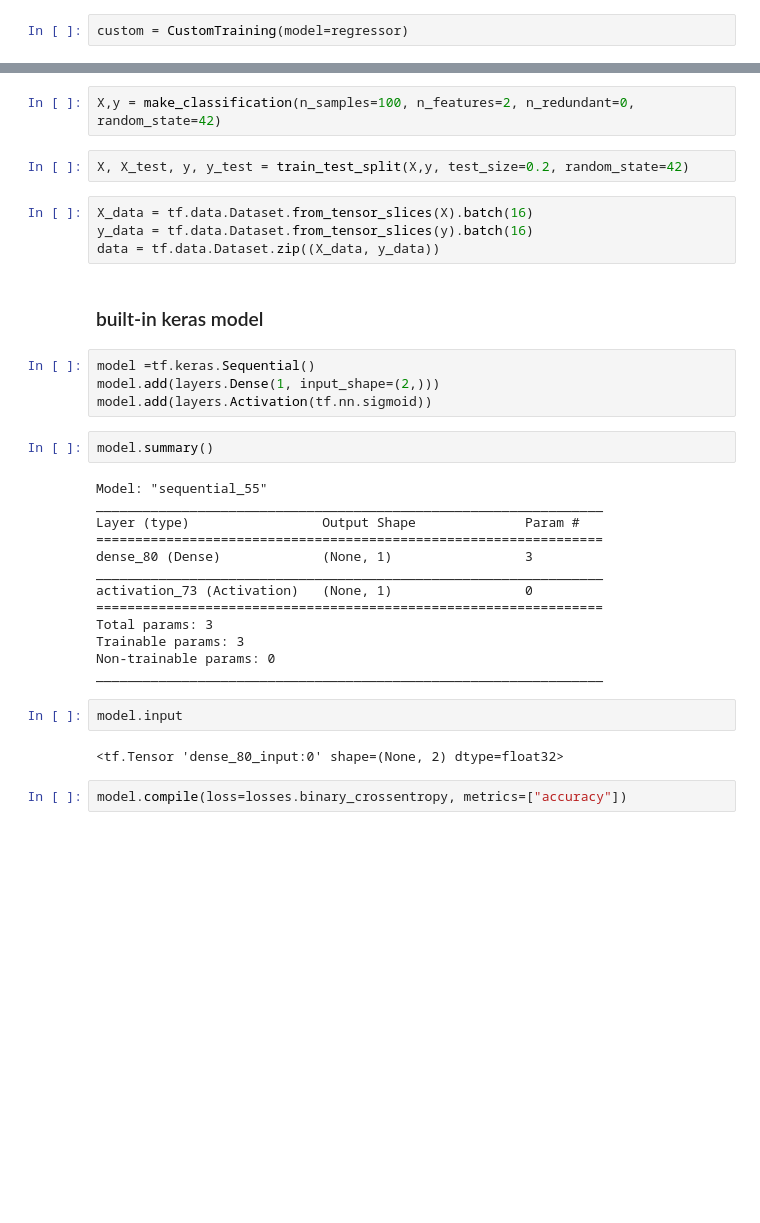
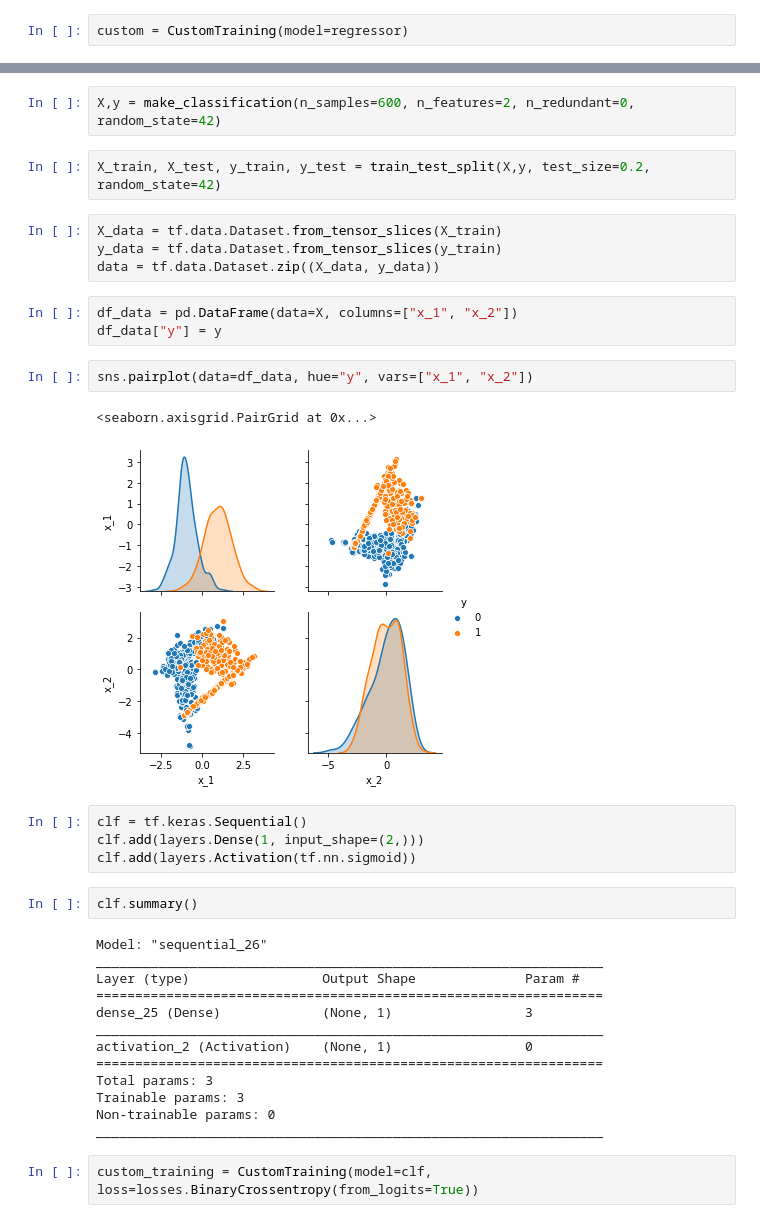
Before and after one commit to Jodahr/gans-learning, a Jupyter notebook: custom_training.ipynb, the cells around one changed output, grey strips where cells are left out. Cells and saved outputs as stored; diff of their text form; blank space fills up the shorter version.

```diff
--- a/custom_training.ipynb
+++ b/custom_training.ipynb
@@ -259,36 +262,38 @@ custom.model.weights
 # %%
-X,y = make_classification(n_samples=100, n_features=2, n_redundant=0, random_state=42)
+X,y = make_classification(n_samples=600, n_features=2, n_redundant=0, random_state=42)
 # %%
-X, X_test, y, y_test = train_test_split(X,y, test_size=0.2, random_state=42)
+X_train, X_test, y_train, y_test = train_test_split(X,y, test_size=0.2, random_state=42)
 # %%
-X_data = tf.data.Dataset.from_tensor_slices(X).batch(16)
-y_data = tf.data.Dataset.from_tensor_slices(y).batch(16)
+X_data = tf.data.Dataset.from_tensor_slices(X_train)
+y_data = tf.data.Dataset.from_tensor_slices(y_train)
 data = tf.data.Dataset.zip((X_data, y_data))
-# %% [markdown]
-### built-in keras model
+# %%
+df_data = pd.DataFrame(data=X, columns=["x_1", "x_2"])
+df_data["y"] = y
+# %%
+sns.pairplot(data=df_data, hue="y", vars=["x_1", "x_2"])
+# %% [output]
+<seaborn.axisgrid.PairGrid at 0x...>
+[figure, added]
 # %%
-model =tf.keras.Sequential()
-model.add(layers.Dense(1, input_shape=(2,)))
-model.add(layers.Activation(tf.nn.sigmoid))
+clf = tf.keras.Sequential()
+clf.add(layers.Dense(1, input_shape=(2,)))
+clf.add(layers.Activation(tf.nn.sigmoid))
 # %%
-model.summary()
+clf.summary()
 # %% [output]
-Model: "sequential_55"
+Model: "sequential_26"
 _________________________________________________________________
 Layer (type)                 Output Shape              Param #
 =================================================================
-dense_80 (Dense)             (None, 1)                 3
+dense_25 (Dense)             (None, 1)                 3
 _________________________________________________________________
-activation_73 (Activation)   (None, 1)                 0
+activation_2 (Activation)    (None, 1)                 0
 =================================================================
 Total params: 3
 Trainable params: 3
 Non-trainable params: 0
 _________________________________________________________________
-# %%
-model.input
-# %% [output]
-<tf.Tensor 'dense_80_input:0' shape=(None, 2) dtype=float32>
-# %%
-model.compile(loss=losses.binary_crossentropy, metrics=["accuracy"])
+# %%
+custom_training = CustomTraining(model=clf, loss=losses.BinaryCrossentropy(from_logits=True))
 # %%
```
Also changed, not shown: parts of 22 cells of this notebook.
